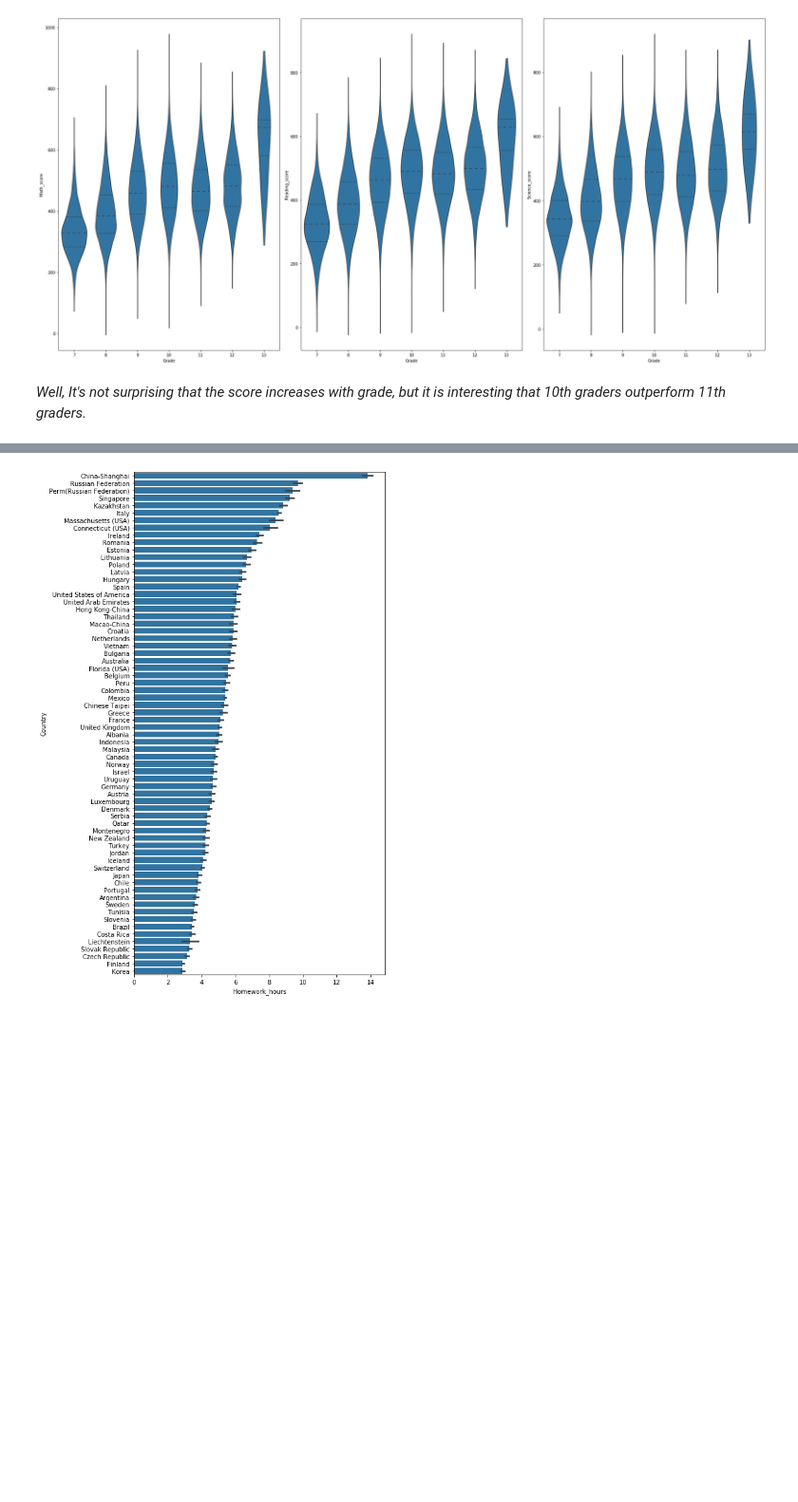
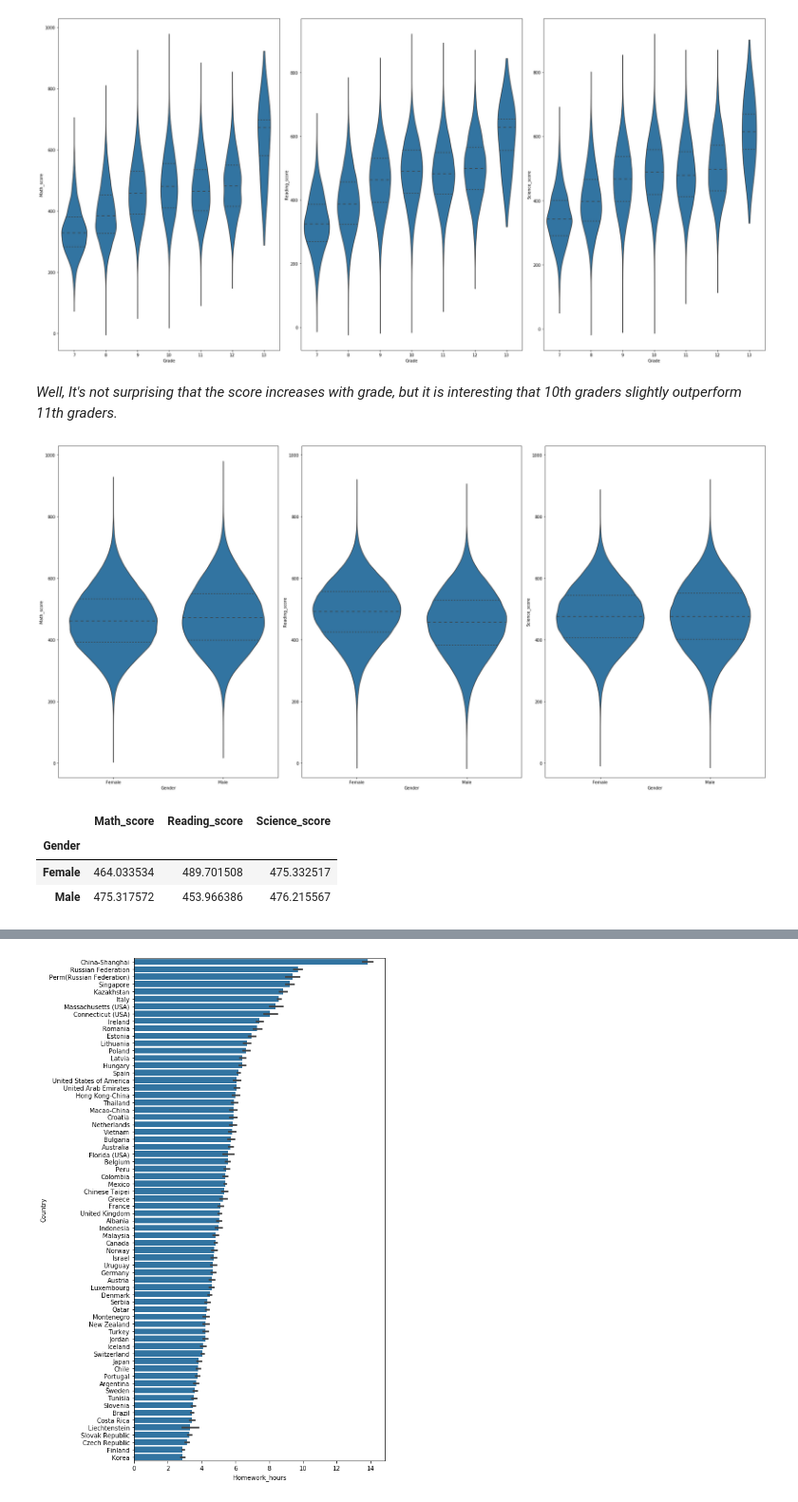
Before and after one commit to Anyra20/CommunicateDataProject, a Jupyter notebook: exploration_template.ipynb, the cells around one changed output, grey strips where cells are left out. Shown at 95% size. Drawn from its saved outputs; the diff is of its cells as text; code cells hidden in the pictures; blank space fills up the shorter version.

```diff
--- a/exploration_template.ipynb
+++ b/exploration_template.ipynb
@@ -586,4 +565,25 @@ fig.tight_layout()
 # %% [output]
 [figure]
 # %% [markdown]
-*Well, It's not surprising that the score increases with grade, but it is interesting that 10th graders outperform 11th graders.*
+*Well, It's not surprising that the score increases with grade, but it is interesting that 10th graders slightly outperform 11th graders.*
+# %%
+#Test scores by Gender
+fig, axes = plt.subplots(nrows=1, ncols=3, figsize=(25,12))
+plt.subplot(1, 3, 1)
+ax1 = sb.violinplot(data = pisa, x = 'Gender', y = 'Math_score', color = base_color, inner = 'quartile')
+plt.subplot(1, 3, 2)
+sb.violinplot(data = pisa, x = 'Gender', y = 'Reading_score', color = base_color, inner = 'quartile')
+plt.ylim(ax1.get_ylim());
+plt.subplot(1, 3, 3)
+sb.violinplot(data = pisa, x = 'Gender', y = 'Science_score', color = base_color, inner = 'quartile')
+plt.ylim(ax1.get_ylim());
+fig.tight_layout()
+# %% [output]
+[figure, added]
+# %%
+pisa.groupby('Gender').mean()[['Math_score','Reading_score','Science_score']]
+# %% [output]
+|  | Math_score | Reading_score | Science_score |
+| Gender |  |  |  |
+| Female | 464.033534 | 489.701508 | 475.332517 |
+| Male | 475.317572 | 453.966386 | 476.215567 |
```
Also changed, not shown: parts of 31 cells of this notebook.
